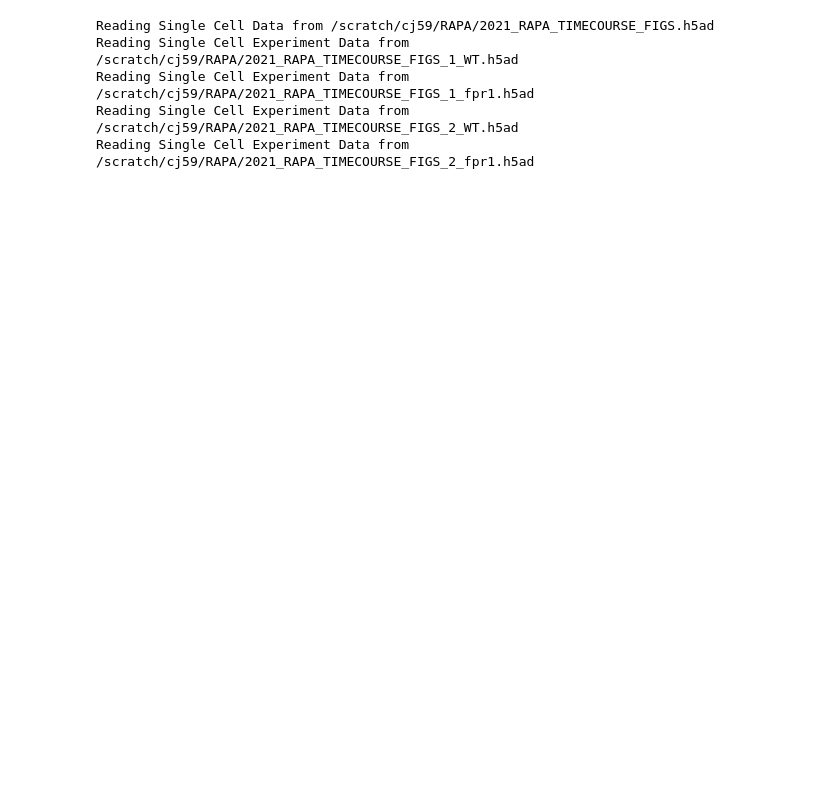
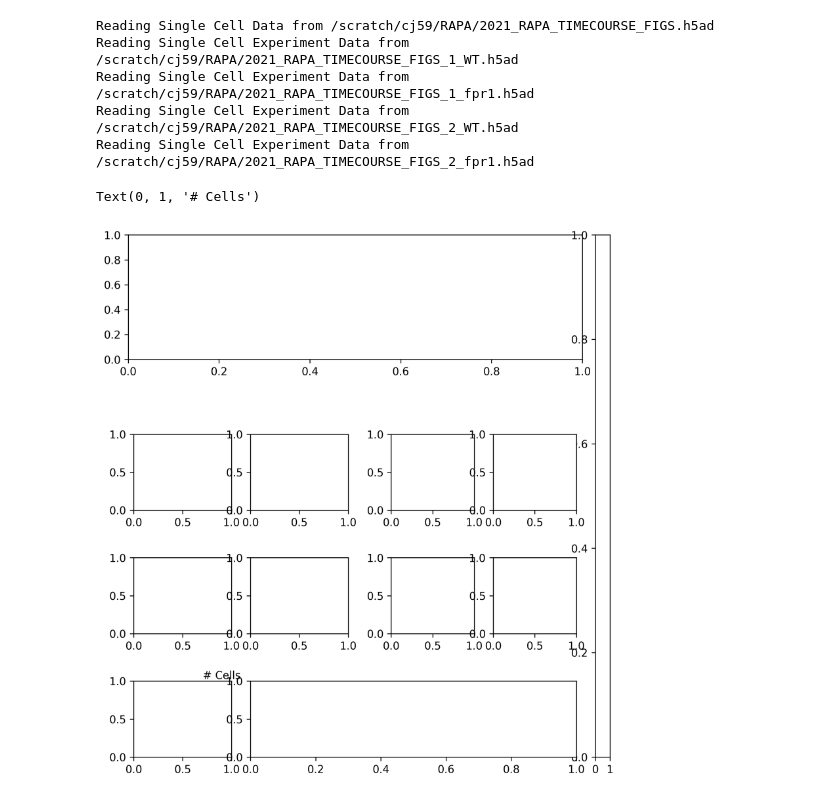
Before and after one commit to GreshamLab/jtb_2023_code, a Jupyter notebook: Figure_2.ipynb, the cells around one changed output. Saved outputs shown, nothing was run; the diff lists cells and outputs as text; code cells hidden in the pictures; blank space fills up the shorter version.

```diff
--- a/Figure_2.ipynb
+++ b/Figure_2.ipynb
@@ -55,2 +42,44 @@ for i in range(1, 3):
+# %%
+from mpl_toolkits.axes_grid1 import make_axes_locatable
+
+panel_labels = {'pca_1': "A",
+                'pca_pt_1': "B",
+                'pca_d1': "C",
+                'pca_pt_d1': "D",
+                'method_hm': "E",
+                'time_hist': "F"}
+
+panel_titles = {'pca_1': "Expt. 1",
+                'pca_2': "Expt. 2",
+                'pca_pt_1': "Expt. 1",
+                'pca_pt_2': "Expt. 2",
+                'pca_d1': "",
+                'pca_d2': "",
+                'pca_pt_d1': "",
+                'pca_pt_d2': "",}
+
+layout = [['schematic', 'schematic', 'schematic', 'schematic', 'schematic', 'pca_lgd'],
+          ['pca_1', 'pca_2', '.', 'pca_pt_1', 'pca_pt_2', 'pca_lgd'],
+          ['pca_d1', 'pca_d2', '.', 'pca_pt_d1', 'pca_pt_d2', 'pca_lgd'],
+          ['method_hm', 'time_hist', 'time_hist', 'time_hist', 'time_hist', 'pca_lgd']]
+
+hm_labels = {'pca': 'PCA', 'dpt': 'DPT',
+             'cellrank': 'CellRank',
+             'monocle': 'Monocle3',
+             'palantir': 'Palantir'}
+
+fig_refs = {}
+
+fig, axd = plt.subplot_mosaic(layout,
+                              gridspec_kw=dict(width_ratios=[1, 1, 0.05, 0.85, 0.85, 0.15],
+                                               height_ratios=[2, 1, 1, 1],
+                                               wspace=0.3, hspace=0.5),
+                              figsize=(8, 9), dpi=300)
+
+axd['schematic'].set_position(Bbox([[0.116, 0.70], [0.855, 0.88]]))
+axd['time_hist'].set_ylabel("# Cells", rotation=0, y=1, x=0)
+# %% [output]
+Text(0, 1, '# Cells')
+[figure, added]
 # %%
 from mpl_toolkits.axes_grid1 import make_axes_locatable
```
Also changed, not shown: parts of 9 cells of this notebook, 18 other files.
